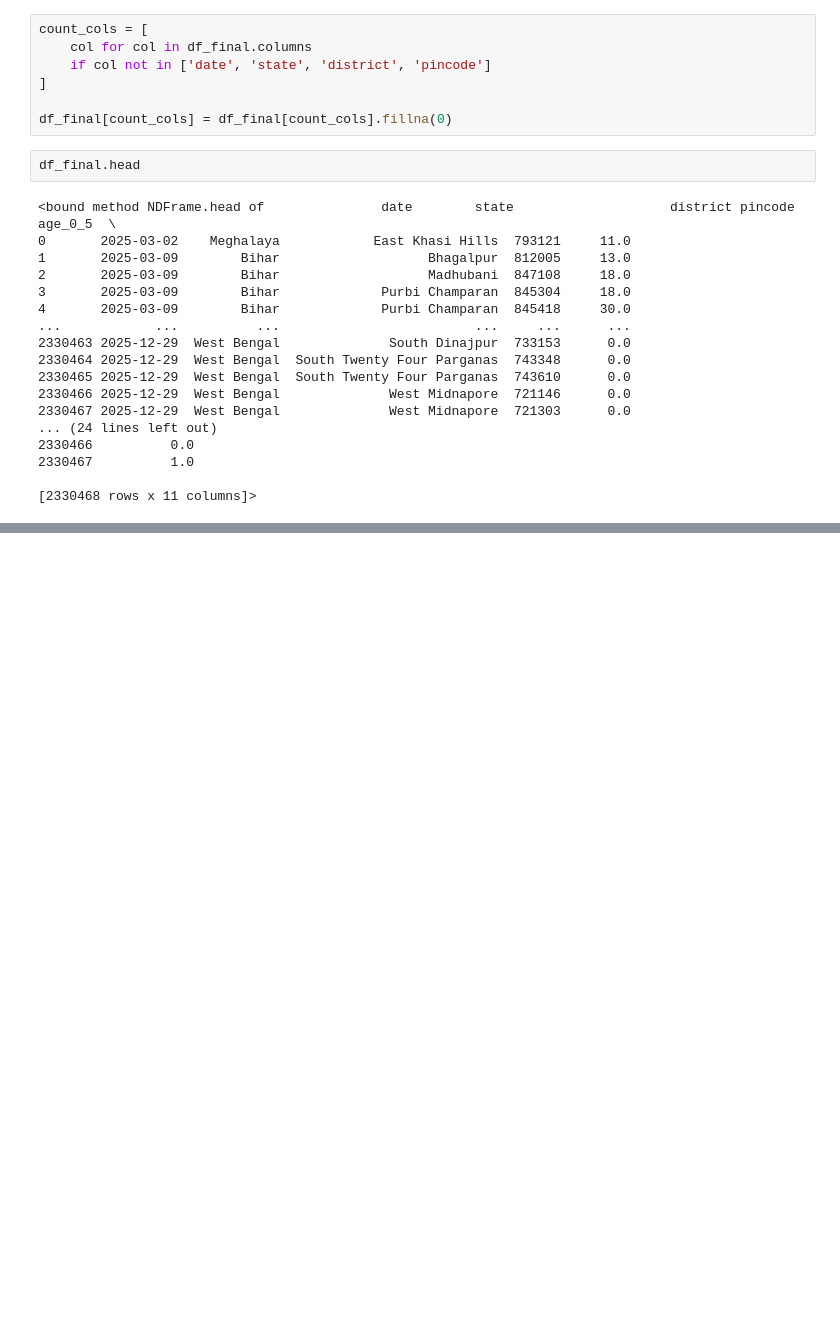
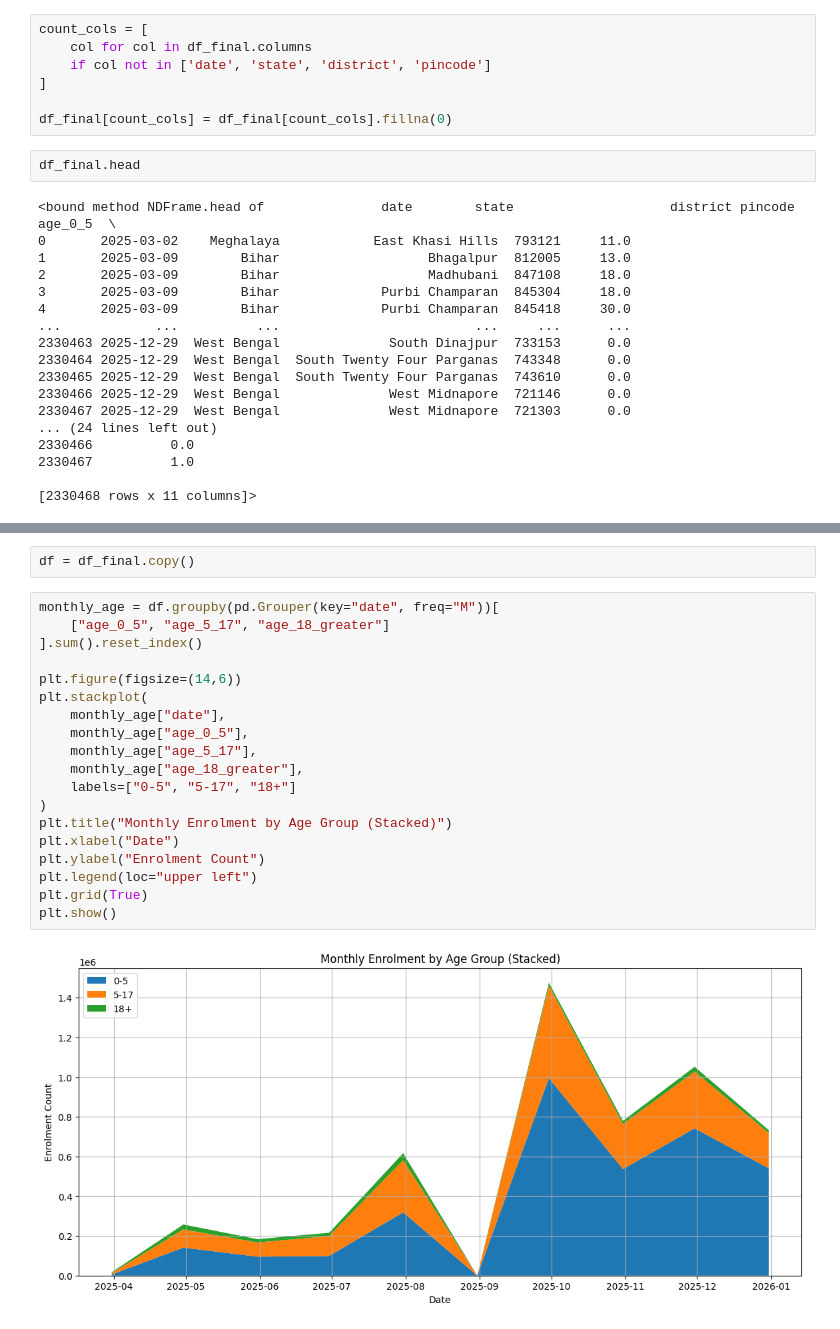
Before and after one commit to Shravya016/Trends-in-Aadhaar-Enrolment-and-Update, a Jupyter notebook: Preprocessing/enrolment.ipynb, the cells around one changed output, grey strips where cells are left out. Saved outputs shown, nothing was run; the diff lists cells and outputs as text; blank space fills up the shorter version.

```diff
--- a/Preprocessing/enrolment.ipynb
+++ b/Preprocessing/enrolment.ipynb
@@ -207,0 +331,23 @@ df_final.head
+# %%
+df = df_final.copy()
+# %%
+monthly_age = df.groupby(pd.Grouper(key="date", freq="M"))[
+    ["age_0_5", "age_5_17", "age_18_greater"]
+].sum().reset_index()
+
+plt.figure(figsize=(14,6))
+plt.stackplot(
+    monthly_age["date"],
+    monthly_age["age_0_5"],
+    monthly_age["age_5_17"],
+    monthly_age["age_18_greater"],
+    labels=["0-5", "5-17", "18+"]
+)
+plt.title("Monthly Enrolment by Age Group (Stacked)")
+plt.xlabel("Date")
+plt.ylabel("Enrolment Count")
+plt.legend(loc="upper left")
+plt.grid(True)
+plt.show()
+# %% [output]
+[figure, added]
```
Also changed, not shown: parts of 16 cells of this notebook, 1 other file.
